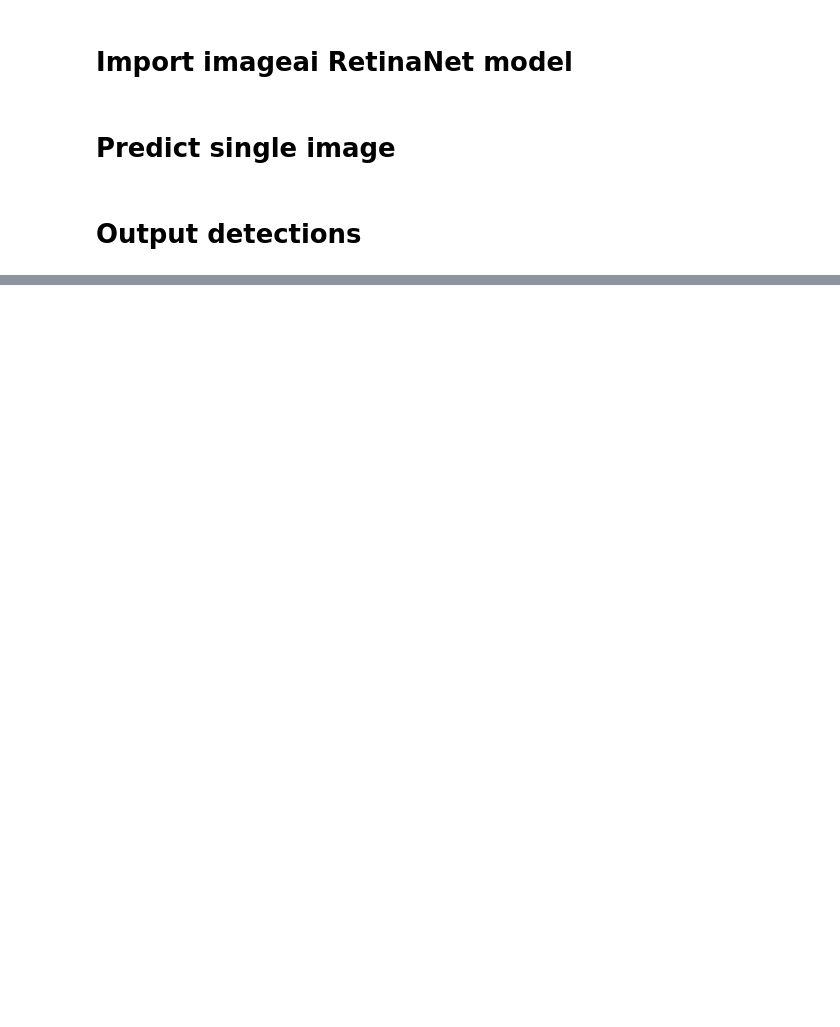
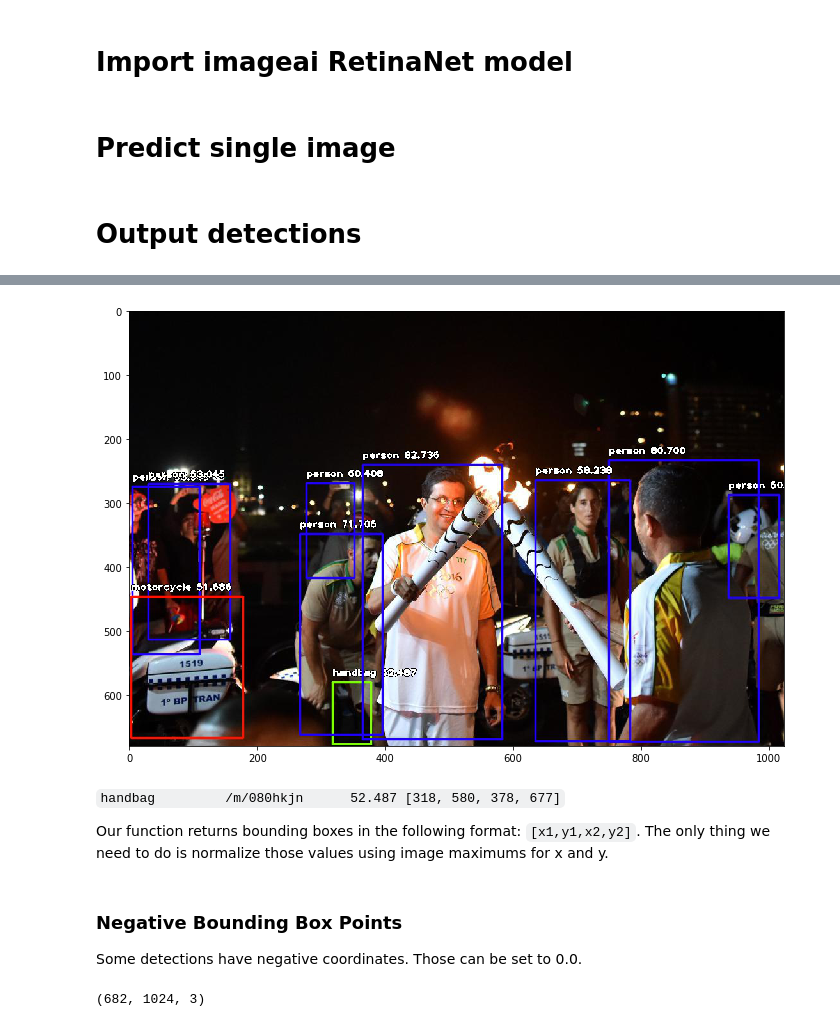
Before and after one commit to jaza10/google-object-detection, a Jupyter notebook: SingleImageObjectDetection.ipynb, the cells around one changed output, grey strips where cells are left out. Cells and saved outputs as stored; diff of their text form; code cells hidden in the pictures; blank space fills up the shorter version.

````diff
--- a/SingleImageObjectDetection.ipynb
+++ b/SingleImageObjectDetection.ipynb
@@ -109,0 +194,13 @@ motorcycle 51.68589949607849 3 446 178 667
+# %%
+test_result_img = mpimg.imread('0a0a615629231821new.jpg')
+fig=plt.figure(figsize=(14, 8))
+_ = plt.imshow(test_result_img)
+# %% [output]
+[figure, added]
+# %% [markdown]
+```handbag         /m/080hkjn      52.487 [318, 580, 378, 677]```
+
+Our function returns bounding boxes in the following format: `[x1,y1,x2,y2]`. The only thing we need to do is normalize those values using image maximums for x and y.
+# %% [markdown]
+### Negative Bounding Box Points
+Some detections have negative coordinates. Those can be set to 0.0.
@@ -109,0 +211,4 @@ motorcycle 51.68589949607849 3 446 178 667
+# %%
+negative_img.shape
+# %% [output]
+(682, 1024, 3)
````
Also changed, not shown: parts of 33 cells of this notebook, 2 other files.
